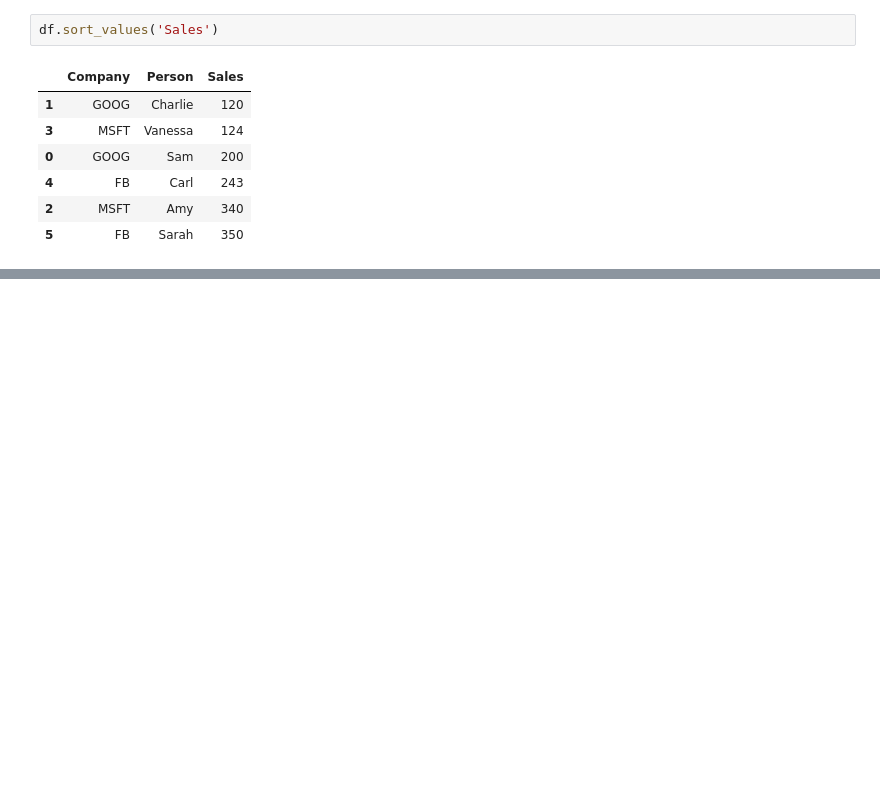
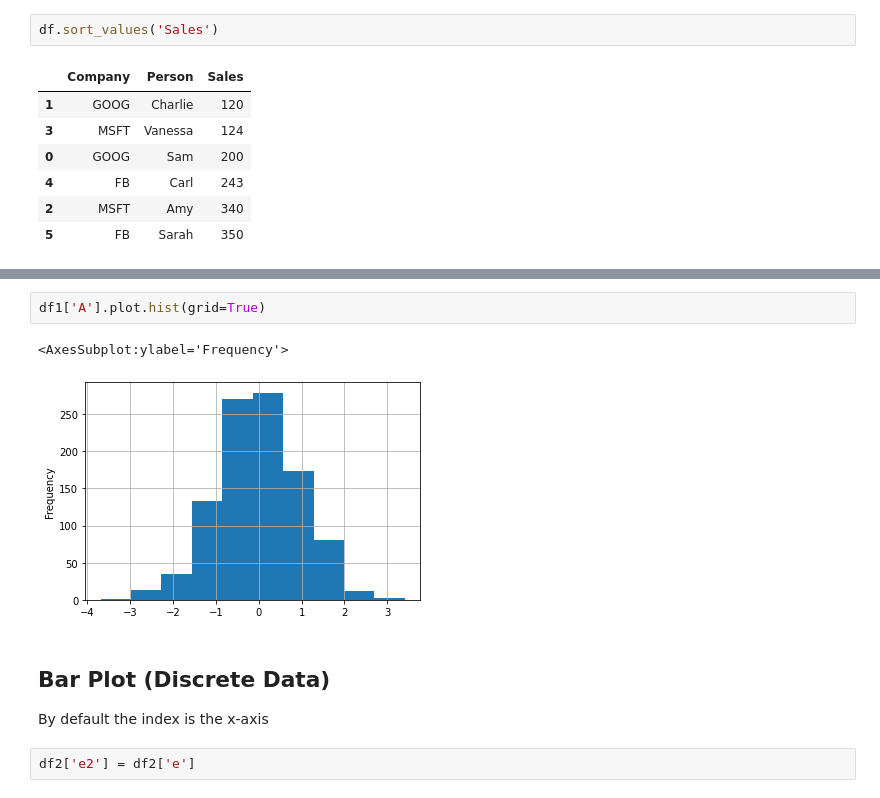
Before and after one commit to luiul/tsa, a Jupyter notebook: course-nb/02-pandas.ipynb, the cells around one changed output, grey strips where cells are left out. Cells and saved outputs as stored; diff of their text form; blank space fills up the shorter version.

```diff
--- a/course-nb/02-pandas.ipynb
+++ b/course-nb/02-pandas.ipynb
@@ -270,0 +366,11 @@ Sales count    2.000000    2.000000    2.000000
+# %%
+df1['A'].plot.hist(grid=True)
+# %% [output]
+<AxesSubplot:ylabel='Frequency'>
+[figure, added]
+# %% [markdown]
+## Bar Plot (Discrete Data)
+
+By default the index is the x-axis
+# %%
+df2['e2'] = df2['e']
```
Also changed, not shown: parts of 57 cells of this notebook, 1 other file.
